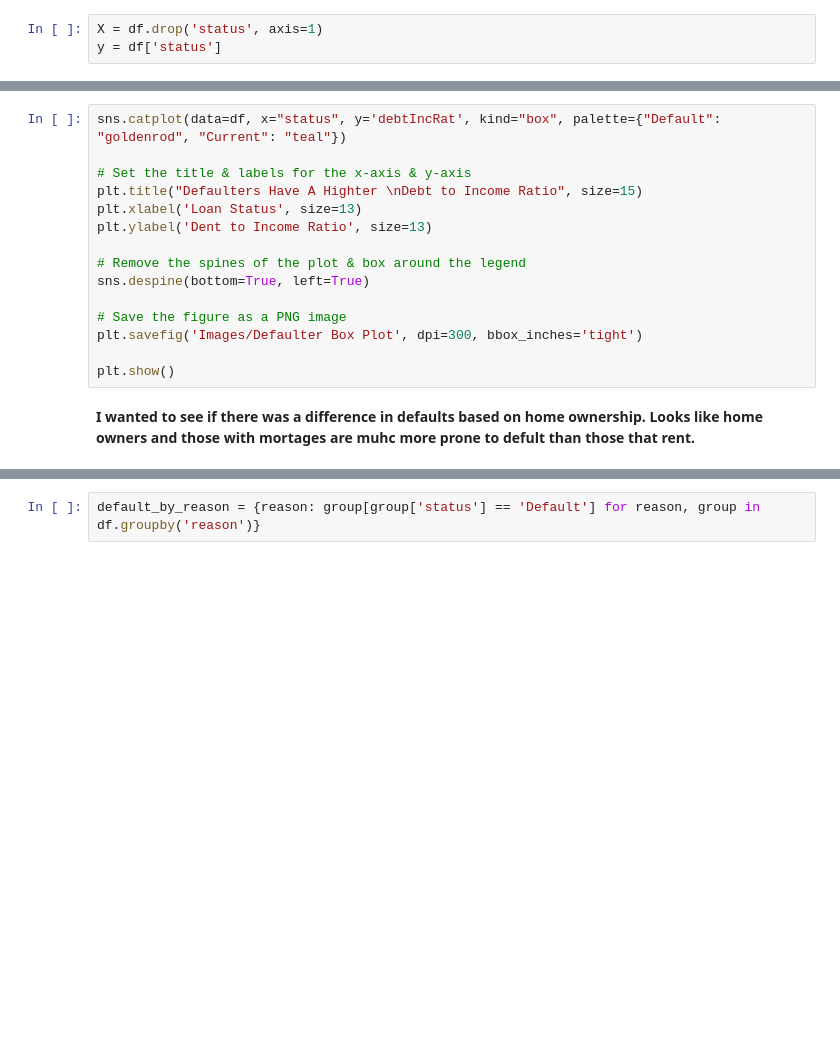
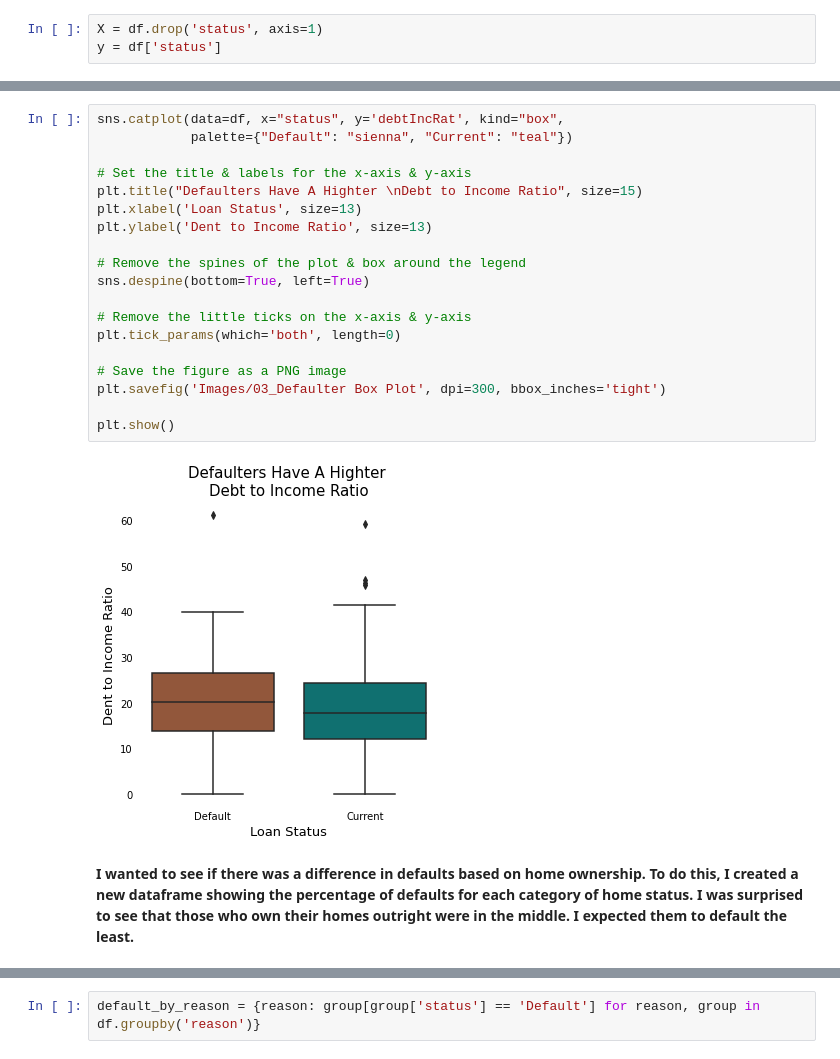
Before and after one commit to marleyberries/Springboard-Main, a Jupyter notebook: Capstone Loan Default Prediction/02_Loan Default - EDA.ipynb, the cells around one changed output, grey strips where cells are left out. Saved outputs shown, nothing was run; the diff lists cells and outputs as text; blank space fills up the shorter version.

```diff
--- a/Capstone Loan Default Prediction/02_Loan Default - EDA.ipynb
+++ b/Capstone Loan Default Prediction/02_Loan Default - EDA.ipynb
@@ -288,19 +209,25 @@ X = X[top_features]
 # %%
-sns.catplot(data=df, x="status", y='debtIncRat', kind="box", palette={"Default": "goldenrod", "Current": "teal"})
+sns.catplot(data=df, x="status", y='debtIncRat', kind="box",
+            palette={"Default": "sienna", "Current": "teal"})
 
 # Set the title & labels for the x-axis & y-axis
 plt.title("Defaulters Have A Highter \nDebt to Income Ratio", size=15)
 plt.xlabel('Loan Status', size=13)
 plt.ylabel('Dent to Income Ratio', size=13)
 
 # Remove the spines of the plot & box around the legend
 sns.despine(bottom=True, left=True)
 
+# Remove the little ticks on the x-axis & y-axis
+plt.tick_params(which='both', length=0)
+
 # Save the figure as a PNG image
-plt.savefig('Images/Defaulter Box Plot', dpi=300, bbox_inches='tight')
+plt.savefig('Images/03_Defaulter Box Plot', dpi=300, bbox_inches='tight')
 
 plt.show()
+# %% [output]
+[figure, added]
 # %% [markdown]
-**I wanted to see if there was a difference in defaults based on home ownership. Looks like home owners and those with mortages are muhc more prone to defult than those that rent.**
+**I wanted to see if there was a difference in defaults based on home ownership. To do this, I created a new dataframe showing the percentage of defaults for each category of home status. I was surprised to see that those who own their homes outright were in the middle. I expected them to default the least.**
 # %%
 df.home.unique()
```
Also changed, not shown: parts of 56 cells of this notebook.
